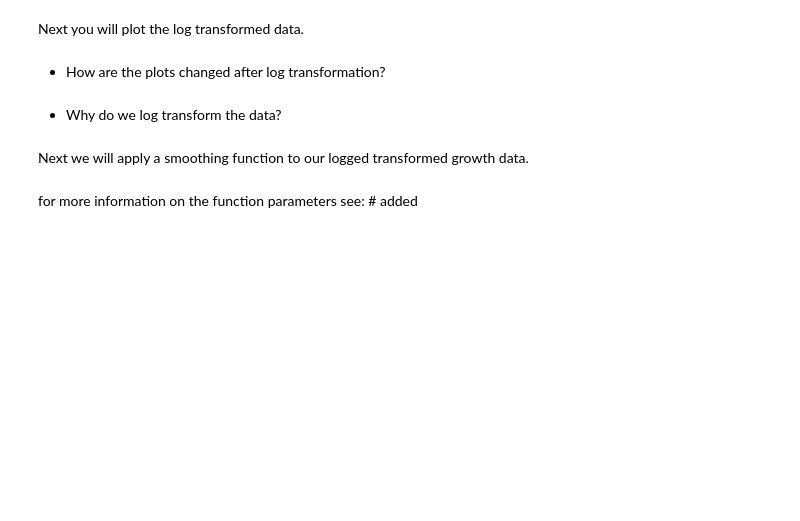
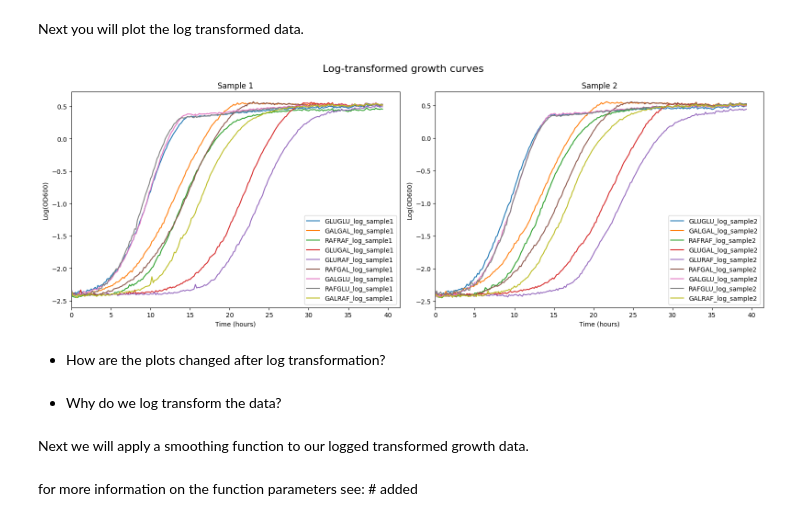
Before and after one commit to itsme-eni/quant_single_cell, a Jupyter notebook: 1_practical_Platereader_Growth2025/01 Growth experiments.ipynb, the cells around one changed output. Drawn from its saved outputs; the diff is of its cells as text; code cells hidden in the pictures; blank space fills up the shorter version.

Commit message:
More graphs

```diff
--- a/1_practical_Platereader_Growth2025/01 Growth experiments.ipynb
+++ b/1_practical_Platereader_Growth2025/01 Growth experiments.ipynb
@@ -297,30 +304,47 @@ df_transformed.head()
 Next you will plot the log transformed data.
 # %%
 # Step 1: Add 'time_in_hours' from df_renamed to df_transformed
-df_transformed['time_hours'] =
+df_transformed['time_in_hours'] = df_renamed['time_hours'] + df_renamed['time_minutes'] / 60
 
 # Step 2: Plot all conditions for Sample1 and Sample2
 # Sample 1 conditions: Collect all columns ending in '_log_sample1'
-sample1_columns =
+sample1_columns = [col for col in df_transformed.columns if col.endswith('_log_sample1')]
 # Sample 2 conditions: Collect all columns ending in '_log_sample2'
-sample2_columns =
+sample2_columns = [col for col in df_transformed.columns if col.endswith('_log_sample2')]
 
 # Plot setup. Initialise a plot containing two subplots: one for Sample1, one for Sample2:
-fig, (ax1, ax2) =
+fig, (ax1, ax2) = plt.subplots(1, 2, figsize=(16, 6))
 
 # Step 3: Plot all Sample 1 conditions on the first subplot
 for condition in sample1_columns:
+    ax1.plot(df_transformed['time_in_hours'], df_transformed[condition], label=condition)
 
 
 # Set y-axis and x-axis limits for Sample 1 plot
+ax1.set_xlabel("Time (hours)")
+ax1.set_ylabel("Log(OD600)")
+ax1.set_title("Sample 1")
+ax1.legend()
+ax1.set_xlim(0, df_transformed['time_in_hours'].max())
 
 # Step 4:  Plot all Sample 2 conditions on the second subplot
 for condition in sample2_columns:
+    ax2.plot(df_transformed['time_in_hours'], df_transformed[condition], label=condition)
 
 # Set y-axis and x-axis limits for Sample 2 plot
-
+ax2.set_xlabel("Time (hours)")
+ax2.set_ylabel("Log(OD600)")
+ax2.set_title("Sample 2")
+ax2.legend()
+ax2.set_xlim(0, df_transformed['time_in_hours'].max())
 
 # Set the overall title
+fig.suptitle("Log-transformed growth curves", fontsize=16)
+
+plt.tight_layout()
+plt.show()
+# %% [output]
+[figure, added]
 # %% [markdown]
 - How are the plots changed after log transformation?
 # %% [markdown]
```
Also changed, not shown: parts of 6 cells of this notebook.
